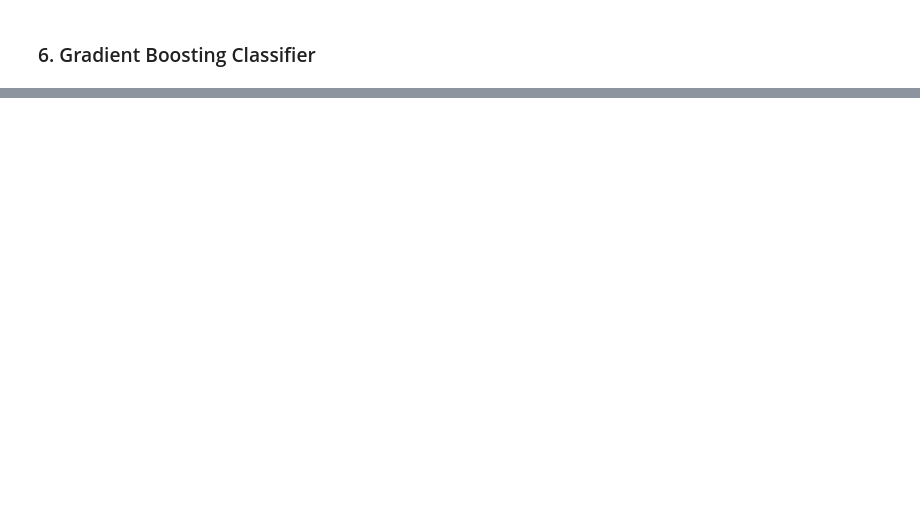
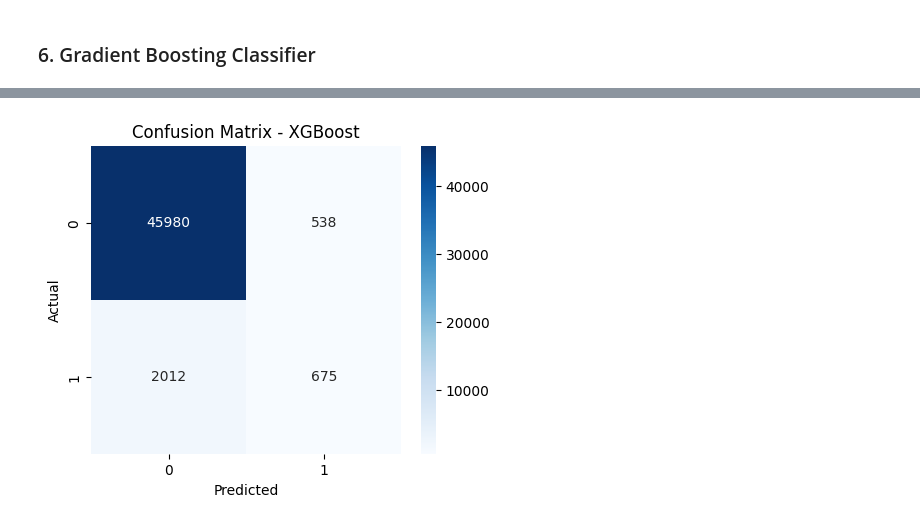
Before and after one commit to ParthGadekar0631/Heart_Disease_Prediction, a Jupyter notebook: Heart_Disease_Prediction.ipynb, the cells around one changed output, grey strips where cells are left out. Cells and saved outputs as stored; diff of their text form; code cells hidden in the pictures; blank space fills up the shorter version.

```diff
--- a/Heart_Disease_Prediction.ipynb
+++ b/Heart_Disease_Prediction.ipynb
@@ -394,0 +549,7 @@ plt.show()
+# %%
+# Initialize and Train XGBoost Classifier Model
+xgb = XGBClassifier(eval_metric='logloss')
+xgb.fit(X_train, Y_train)
+
+# Predictions
+y_pred_xgb = xgb.predict(X_test)
@@ -394,0 +575,10 @@ plt.show()
+# %%
+# Plotting the actual vs predicted values
+plt.figure(figsize=(5, 4))
+sns.heatmap(confusion_matrix(Y_test, y_pred_xgb), annot=True, fmt='d', cmap='Blues')
+plt.xlabel("Predicted")
+plt.ylabel("Actual")
+plt.title("Confusion Matrix - XGBoost")
+plt.show()
+# %% [output]
+[figure, added]
```
Also changed, not shown: parts of 30 cells of this notebook.
